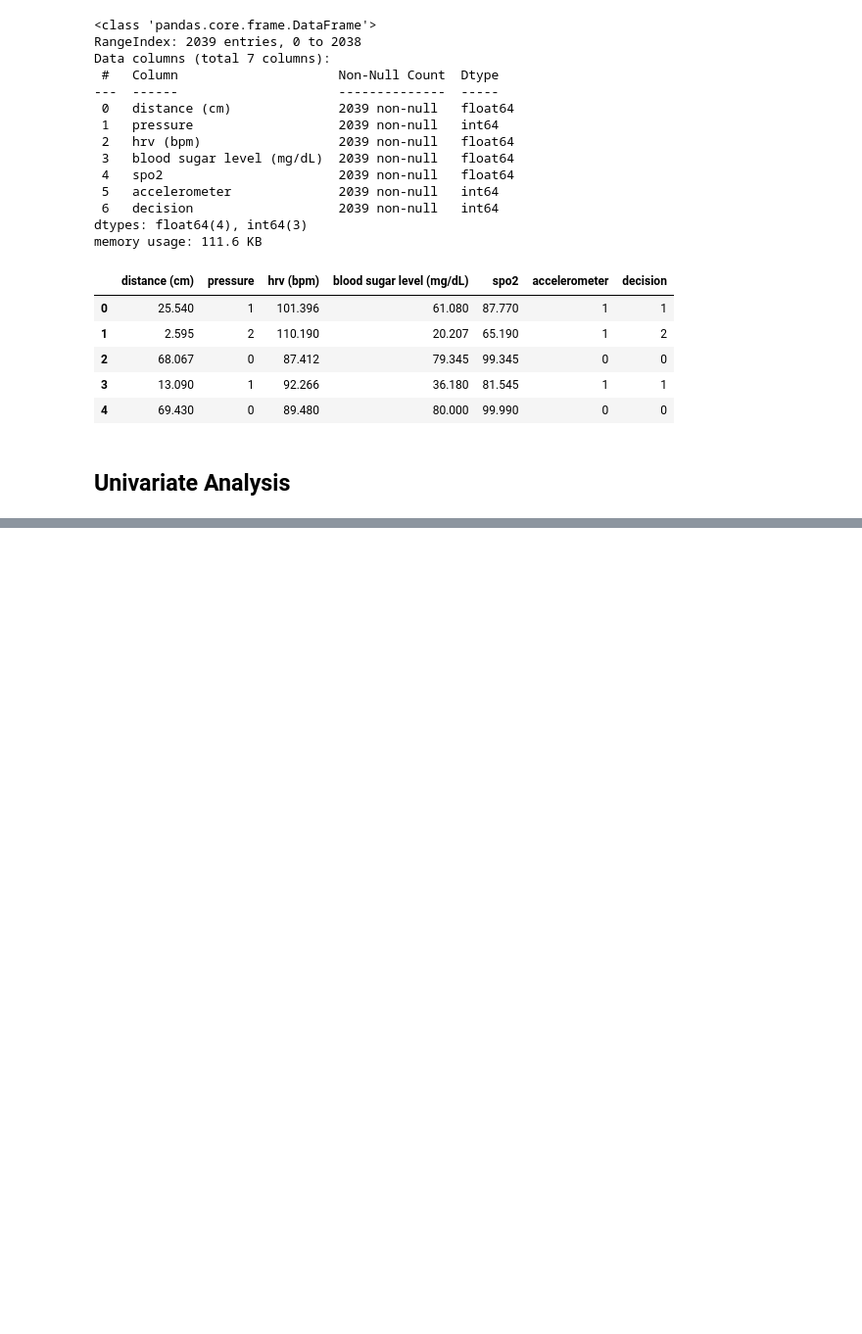
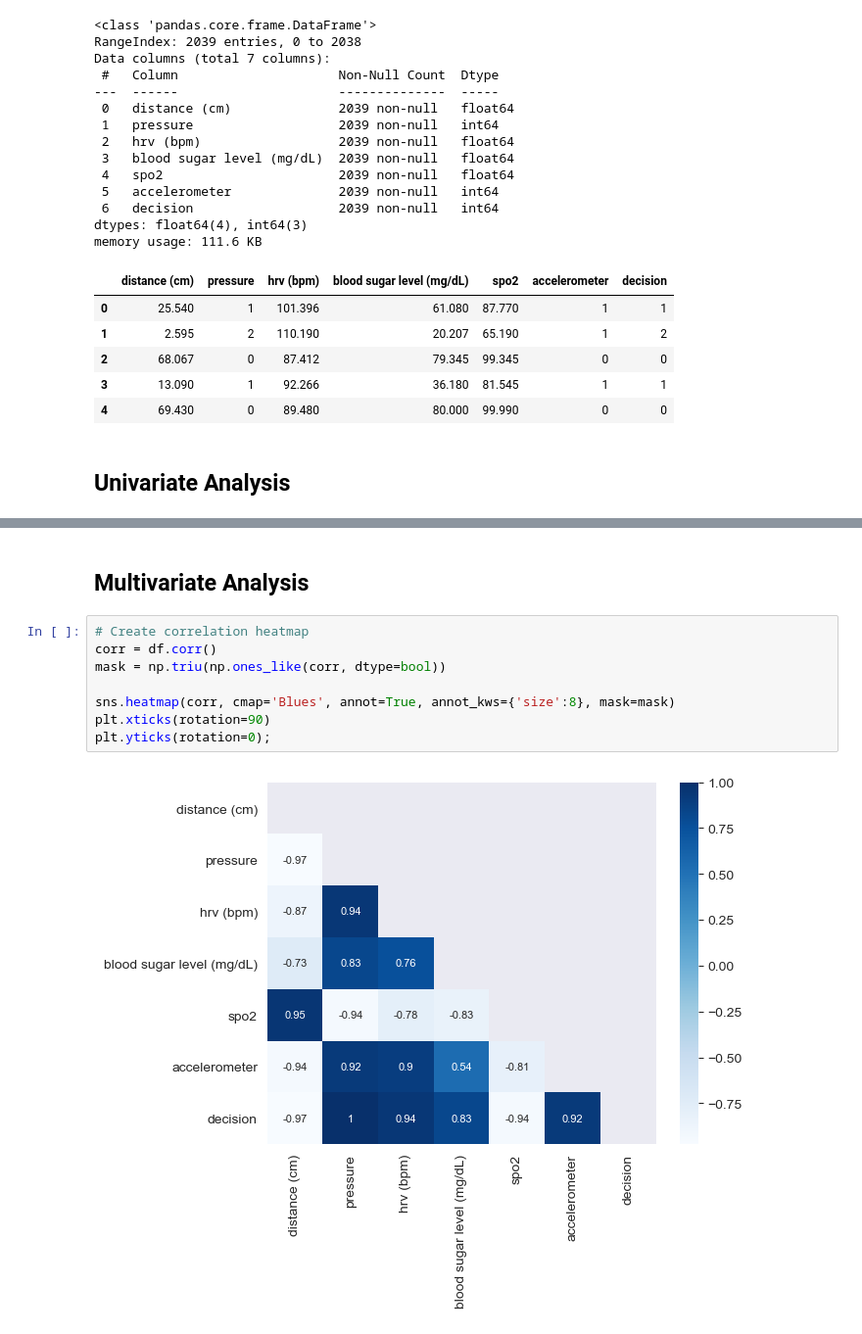
Before and after one commit to kevinbrnett/Fall-Prediction-Model, a Jupyter notebook: Exploratory Data Analysis.ipynb, the cells around one changed output, grey strips where cells are left out. Shown at 98% size. Saved outputs shown, nothing was run; the diff lists cells and outputs as text; blank space fills up the shorter version.

```diff
--- a/Exploratory Data Analysis.ipynb
+++ b/Exploratory Data Analysis.ipynb
@@ -80,0 +218,12 @@ for col in df:
+# %% [markdown]
+## Multivariate Analysis
+# %%
+# Create correlation heatmap
+corr = df.corr()
+mask = np.triu(np.ones_like(corr, dtype=bool))
+
+sns.heatmap(corr, cmap='Blues', annot=True, annot_kws={'size':8}, mask=mask)
+plt.xticks(rotation=90)
+plt.yticks(rotation=0);
+# %% [output]
+[figure, added]
```
Also changed, not shown: parts of 21 cells of this notebook.
